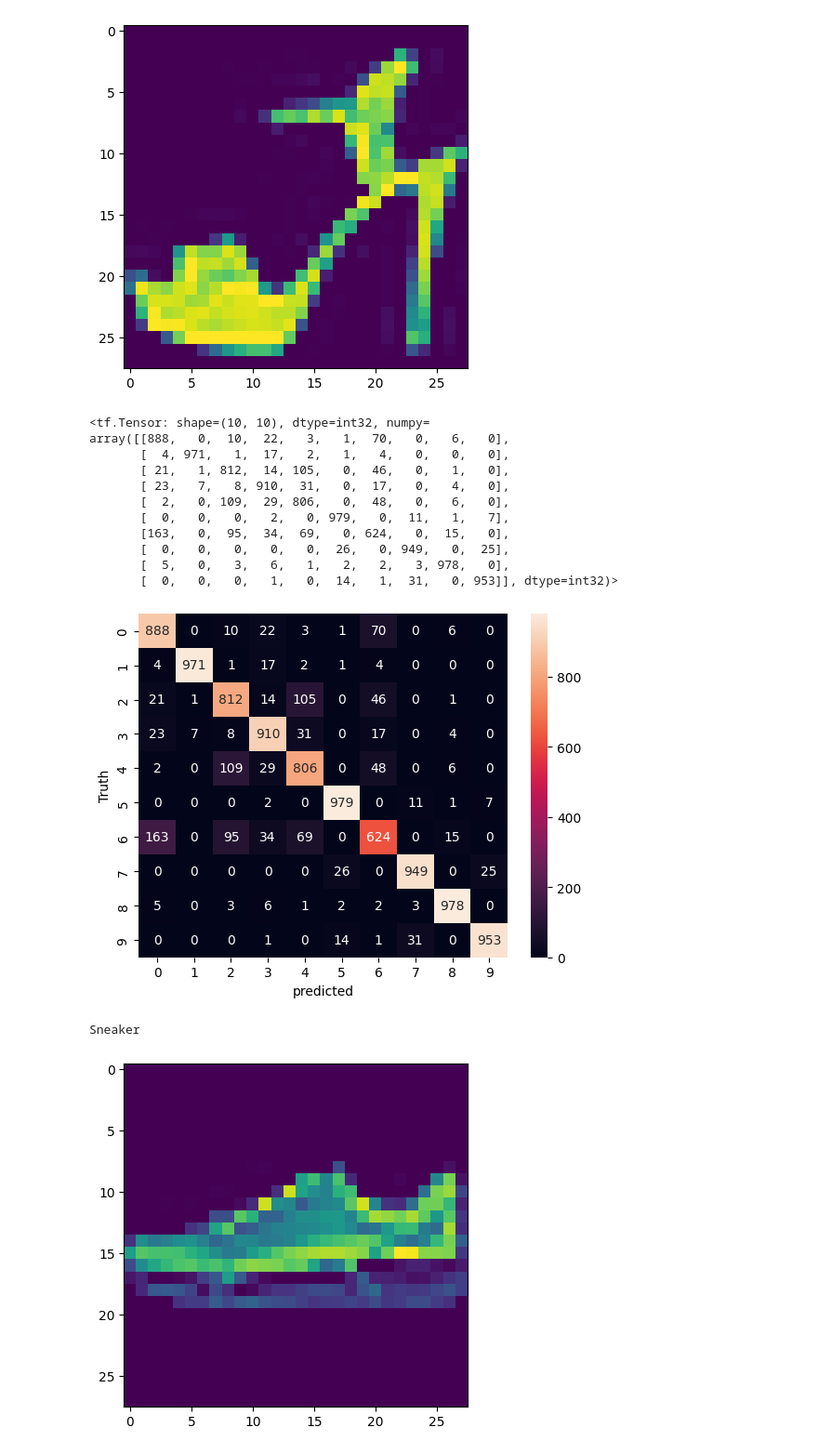
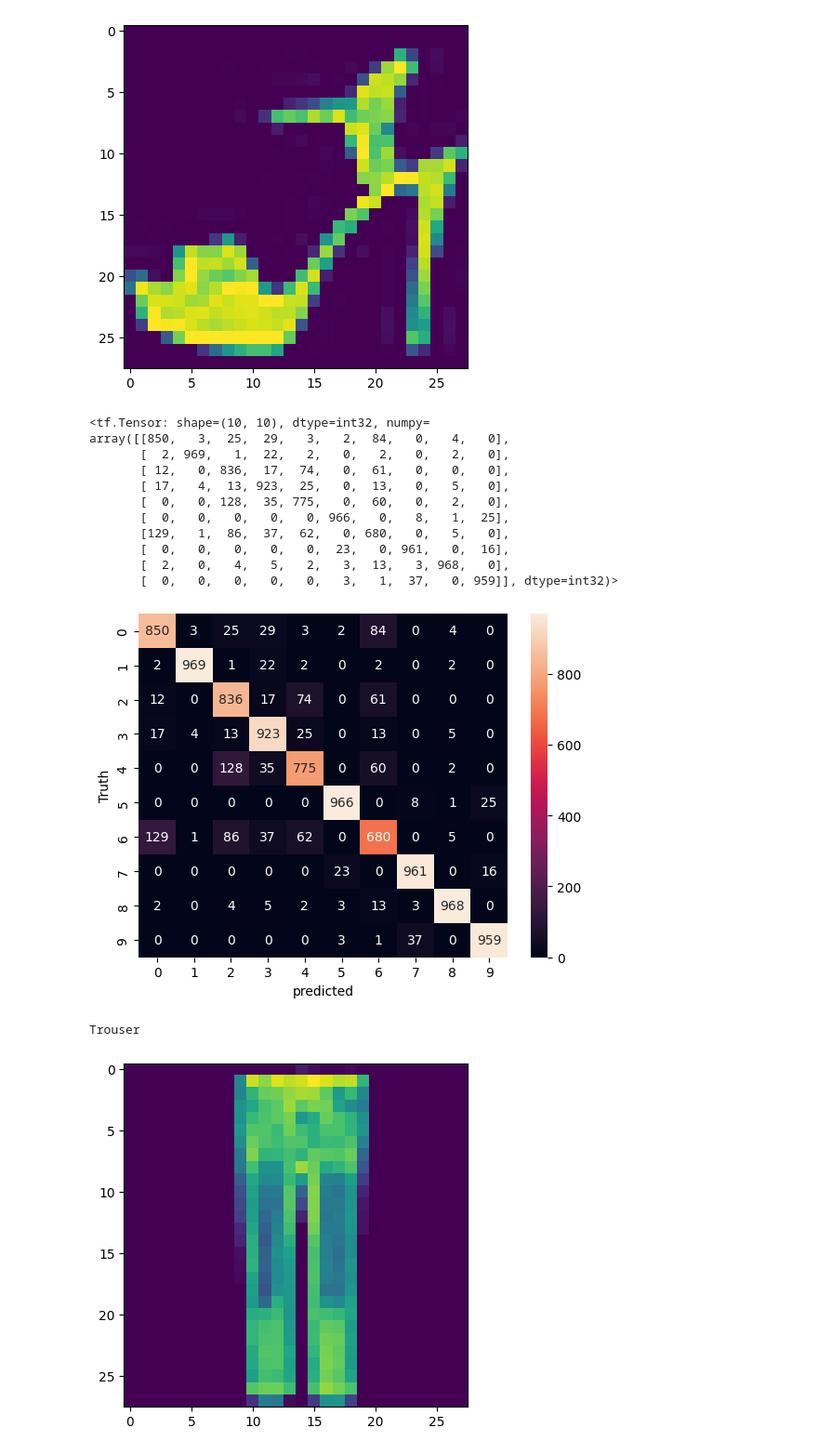
Before and after one commit to Anonymous3017/AI-ML-Training, a Jupyter notebook: Day_15_Ayush_Track_2.ipynb, the cells around one changed output. Shown at 93% size. Saved outputs shown, nothing was run; the diff lists cells and outputs as text; code cells hidden in the pictures.

```diff
--- a/Day_15_Ayush_Track_2.ipynb
+++ b/Day_15_Ayush_Track_2.ipynb
@@ -575,7 +578,7 @@ model = keras.Sequential([
     keras.layers.Flatten(input_shape=(28,28)),
     keras.layers.Dense(3000,activation='relu'),
     keras.layers.Dense(1000,activation='relu'),
-    keras.layers.Dense(10,activation='sigmoid')
+    keras.layers.Dense(10,activation='softmax')
 
 ])
 
@@ -641,16 +644,16 @@ cm = tf.math.confusion_matrix(labels=y_test,predictions=y_pred_labels)
 cm
 # %% [output]
 <tf.Tensor: shape=(10, 10), dtype=int32, numpy=
-array([[888,   0,  10,  22,   3,   1,  70,   0,   6,   0],
-       [  4, 971,   1,  17,   2,   1,   4,   0,   0,   0],
-       [ 21,   1, 812,  14, 105,   0,  46,   0,   1,   0],
-       [ 23,   7,   8, 910,  31,   0,  17,   0,   4,   0],
-       [  2,   0, 109,  29, 806,   0,  48,   0,   6,   0],
-       [  0,   0,   0,   2,   0, 979,   0,  11,   1,   7],
-       [163,   0,  95,  34,  69,   0, 624,   0,  15,   0],
-       [  0,   0,   0,   0,   0,  26,   0, 949,   0,  25],
-       [  5,   0,   3,   6,   1,   2,   2,   3, 978,   0],
-       [  0,   0,   0,   1,   0,  14,   1,  31,   0, 953]], dtype=int32)>
+array([[850,   3,  25,  29,   3,   2,  84,   0,   4,   0],
+       [  2, 969,   1,  22,   2,   0,   2,   0,   2,   0],
+       [ 12,   0, 836,  17,  74,   0,  61,   0,   0,   0],
+       [ 17,   4,  13, 923,  25,   0,  13,   0,   5,   0],
+       [  0,   0, 128,  35, 775,   0,  60,   0,   2,   0],
+       [  0,   0,   0,   0,   0, 966,   0,   8,   1,  25],
+       [129,   1,  86,  37,  62,   0, 680,   0,   5,   0],
+       [  0,   0,   0,   0,   0,  23,   0, 961,   0,  16],
+       [  2,   0,   4,   5,   2,   3,  13,   3, 968,   0],
+       [  0,   0,   0,   0,   0,   3,   1,  37,   0, 959]], dtype=int32)>
 # %%
 import seaborn as sns
 sns.heatmap(cm,annot=True,fmt="d")
@@ -658,13 +661,13 @@ plt.xlabel("predicted")
 plt.ylabel("Truth")
 plt.show()
 # %% [output]
-[figure, old version]
+[figure, new version]
 # %%
 def test(i):
   plt.imshow(x_test[i])
   print(classes[np.argmax(y_pred[i])])
 # %%
-test(9)
+test(15)
 # %% [output]
-Sneaker
+Trouser
-[figure, old version]
+[figure, new version]
```
Also changed, not shown: parts of 37 cells of this notebook.
